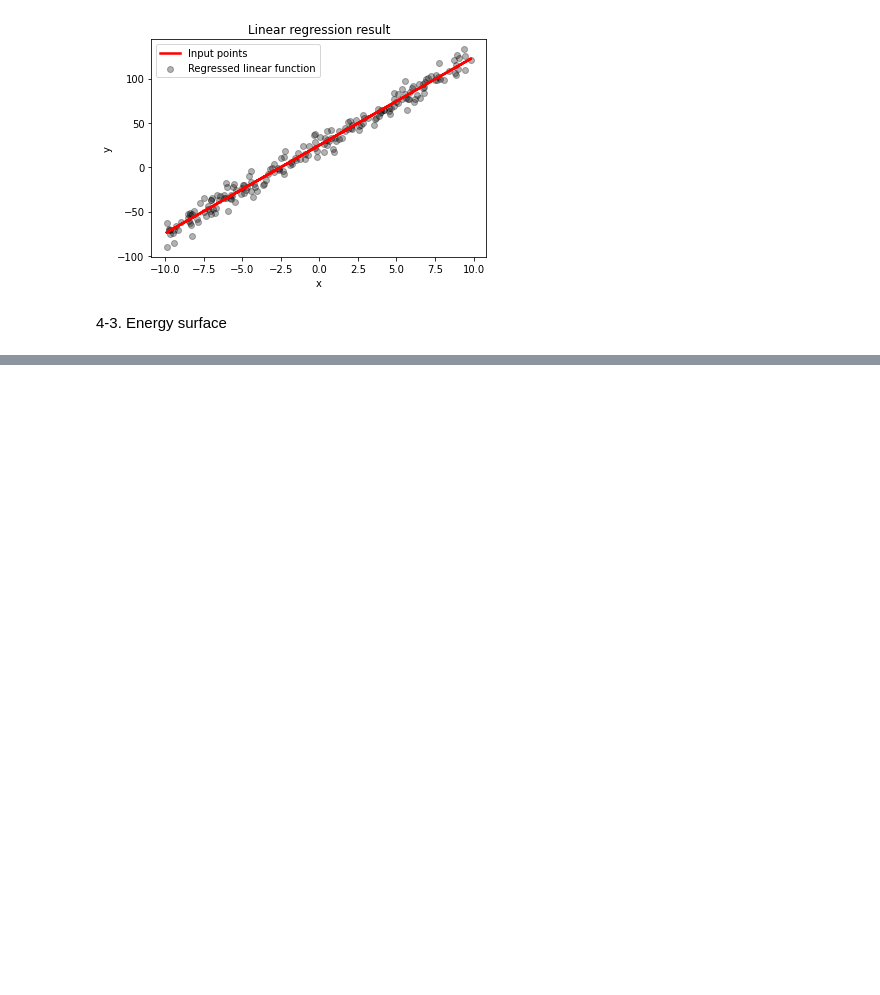
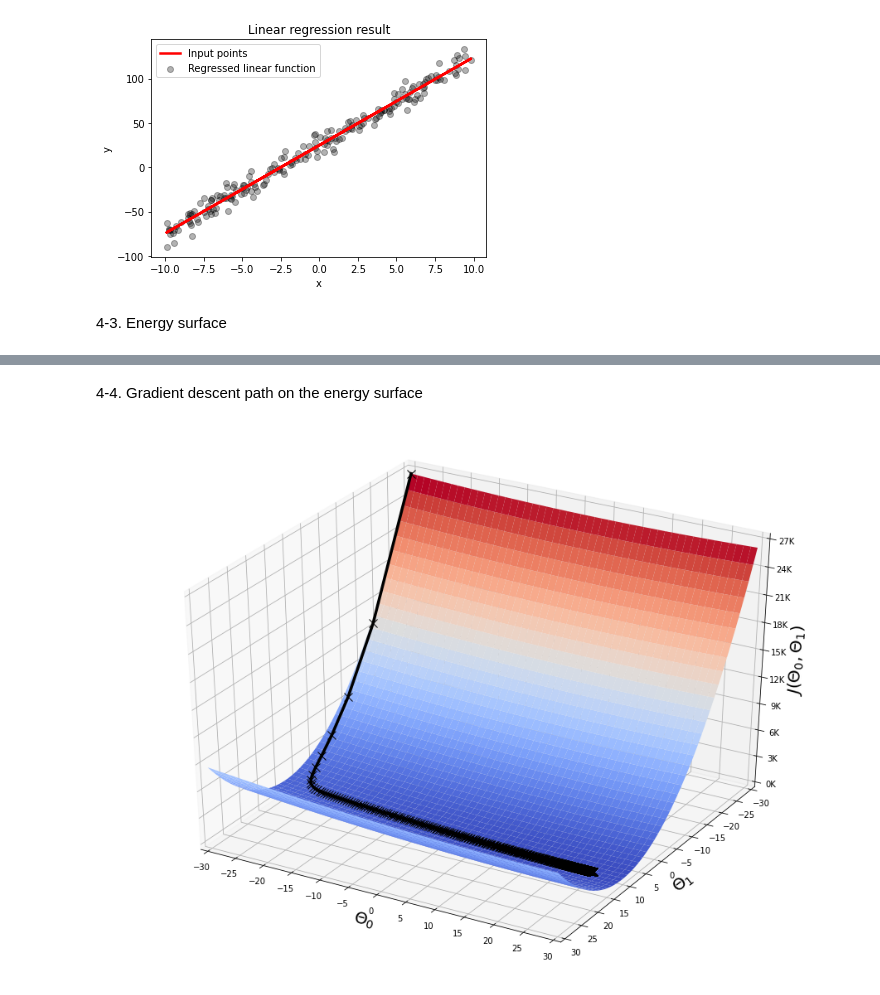
Before and after one commit to ihooni/class-MachineLearning, a Jupyter notebook: 03/assignment-03.ipynb, the cells around one changed output, grey strips where cells are left out. Saved outputs shown, nothing was run; the diff lists cells and outputs as text; code cells hidden in the pictures; blank space fills up the shorter version.

```diff
--- a/03/assignment-03.ipynb
+++ b/03/assignment-03.ipynb
@@ -48,9 +48,9 @@ lr = 0.01
 epoch_count = 2000
 
 history = {
-    'energy': [],
     'theta_0': [],
-    'theta_1': []
+    'theta_1': [],
+    'energy': []
 }
 
 for epoch in range(epoch_count):
@@ -58,9 +58,9 @@ for epoch in range(epoch_count):
   energy = objective(h_x, y_data)
 
   # logging history
-  history['energy'].append(energy)
   history['theta_0'].append(theta_0)
   history['theta_1'].append(theta_1)
+  history['energy'].append(energy)
 
   # gradient descent
   d_theta_0, d_theta_1 = gradient(x_data, h_x, y_data)
@@ -135,0 +138,29 @@ plt.show()
+# %% [markdown]
+4-4. Gradient descent path on the energy surface
+# %%
+from matplotlib import animation
+
+fig = plt.figure(figsize=(16, 12))
+ax = fig.gca(projection='3d')
+
+ax.plot_surface(theta_0_ticks, theta_1_ticks, energy_values, cmap=cm.coolwarm, linewidth=0, zorder=0)
+ax.plot(history['theta_0'], history['theta_1'], history['energy'], 'k-', marker='x', linewidth=3.5, markersize=10, zorder=10)
+
+ax.set_xlabel('$\Theta_0$', fontsize=20)
+ax.set_ylabel('$\Theta_1$', fontsize=20)
+ax.set_zlabel('$J(\Theta_0, \Theta_1)$', fontsize=20)
+
+ax.set_xlim(-30, 30)
+ax.set_ylim(30, -30)
+ax.set_zlim(0, 27000)
+
+ax.xaxis.set_major_locator(LinearLocator(13))
+ax.yaxis.set_major_locator(LinearLocator(13))
+ax.zaxis.set_major_locator(LinearLocator(10))
+ax.zaxis.set_major_formatter(FuncFormatter(lambda x, pos: '%dK' % (x/1000)))
+
+ax.view_init(33)
+
+plt.show()
+# %% [output]
+[figure, added]
```
Also changed, not shown: parts of 1 cell of this notebook.
